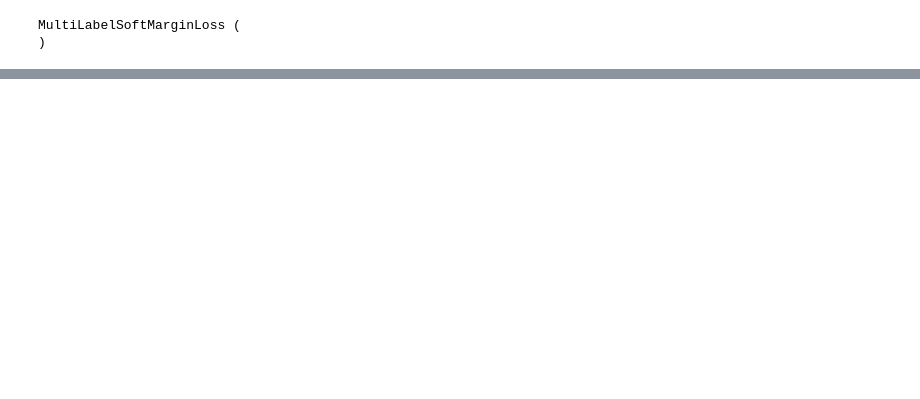
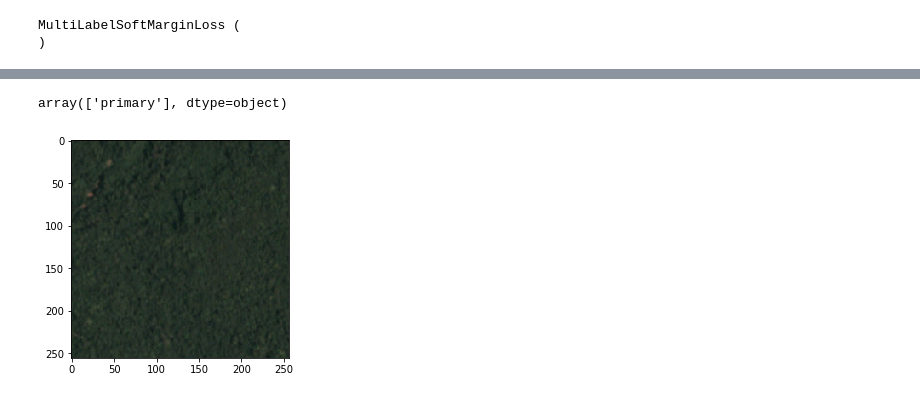
Before and after one commit to diegopdomingos/ia368z-final, a Jupyter notebook: main2.ipynb, the cells around one changed output, grey strips where cells are left out. Saved outputs shown, nothing was run; the diff lists cells and outputs as text; code cells hidden in the pictures; blank space fills up the shorter version.

```diff
--- a/main2.ipynb
+++ b/main2.ipynb
@@ -646,0 +682,7 @@ Test set: Accuracy: 0.900285035151  /  Patient: 2
+# %%
+img3 = mpimg.imread("./test/train_38.jpg")
+plt.imshow(img3)
+X_train.mlb.classes_[pred[3].astype(bool)]
+# %% [output]
+array(['primary'], dtype=object)
+[figure, added]
```
Also changed, not shown: parts of 10 cells of this notebook, 5 other files.
